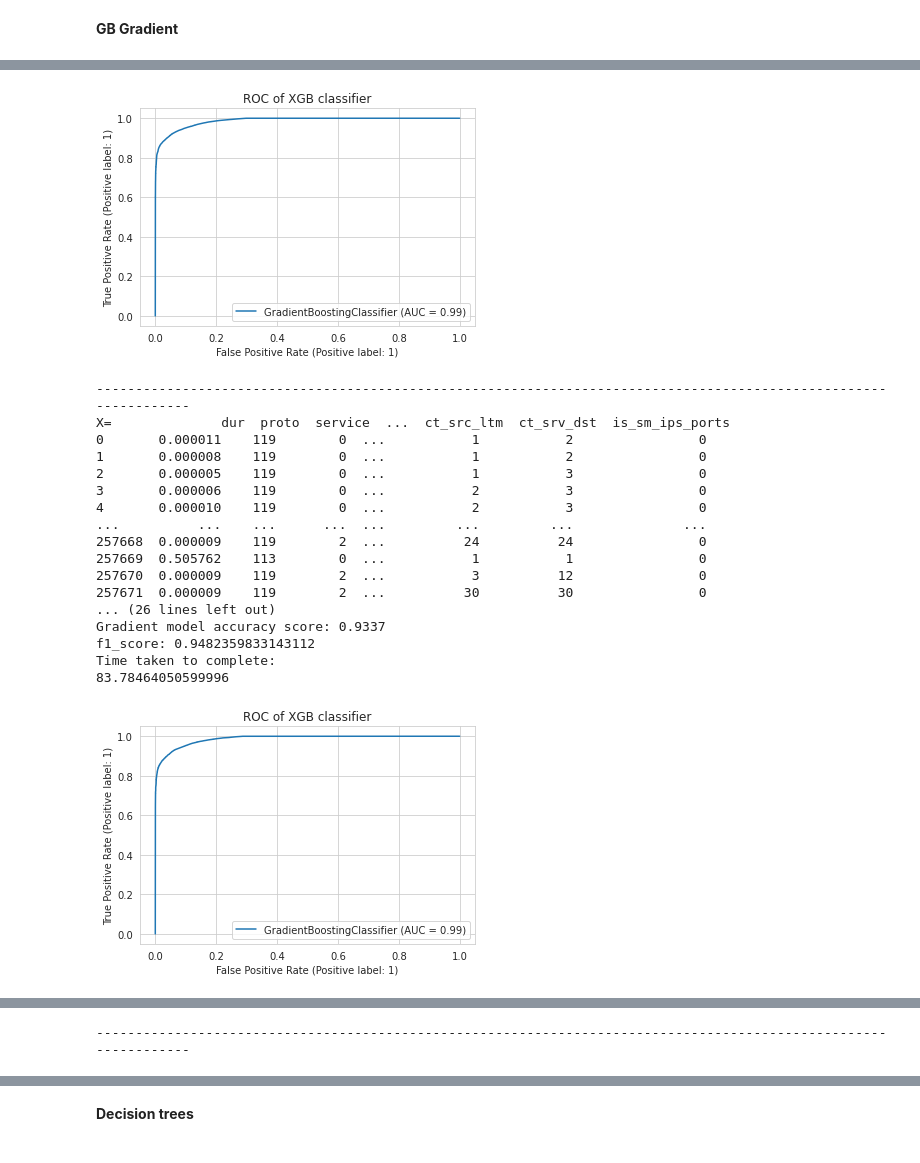
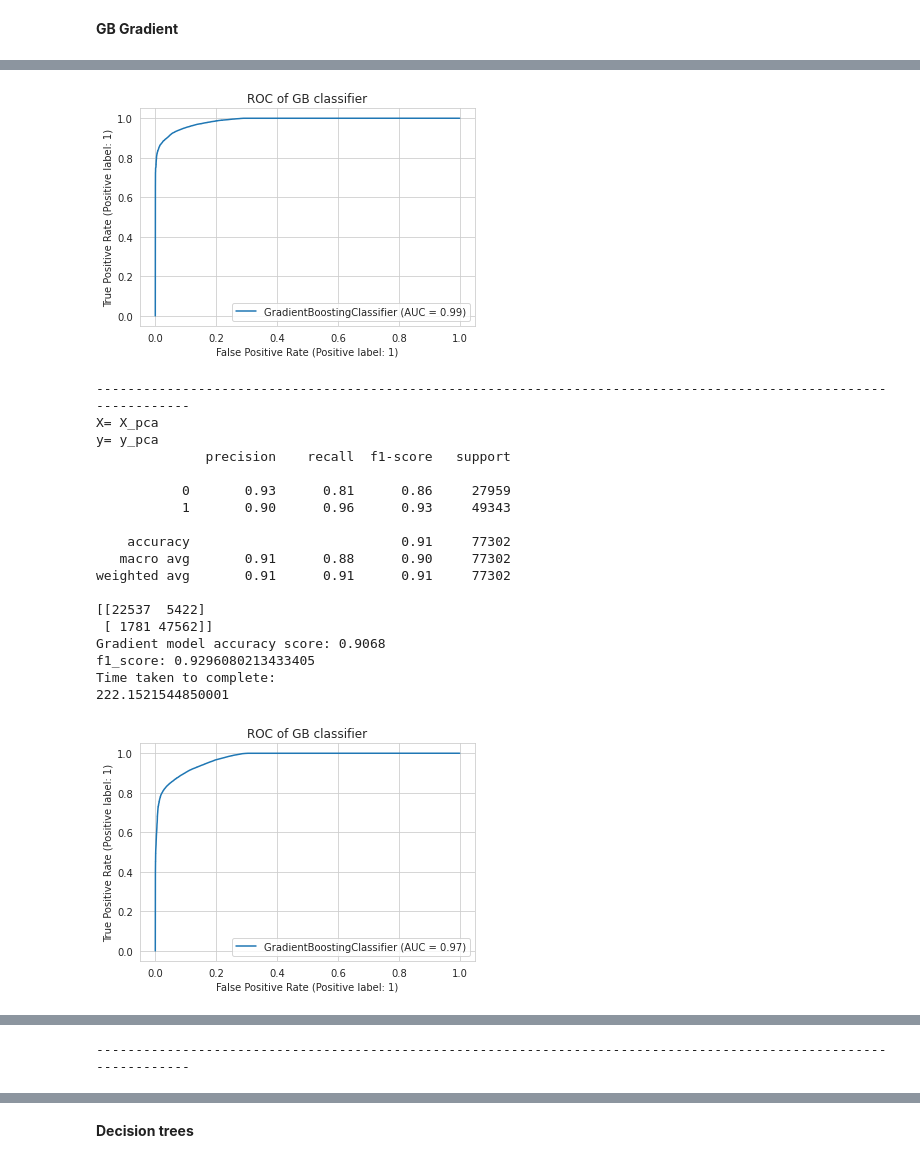
Before and after one commit to divyaKh/CMPE255Project, a Jupyter notebook: 4.ML_Models/Final_notebook.ipynb, the cells around one changed output, grey strips where cells are left out. Drawn from its saved outputs; the diff is of its cells as text; code cells hidden in the pictures.

```diff
--- a/4.ML_Models/Final_notebook.ipynb
+++ b/4.ML_Models/Final_notebook.ipynb
@@ -409,19 +415,3 @@ Index(['dur', 'proto', 'service', 'state', 'spkts', 'dpkts', 'sbytes',
       dtype='object')
 # %% [markdown]
 **Calling function and preparing the dataset**
-# %%
-X_mm=combine.drop(columns='label')
-y_mm=combine['label']
-#Add min max scaler and return the dataset in pandas dataframe :
-print("Apply MinMax scaler")
-X_mm = applyMinMax(X_mm)
-X = pd.DataFrame(X, columns =['dur', 'proto', 'service', 'state', 'spkts', 'dpkts', 'sbytes',
-       'dbytes', 'rate', 'sttl', 'dttl', 'sload', 'dload', 'sloss', 'dloss',
-       'sinpkt', 'dinpkt', 'sjit', 'djit', 'swin', 'stcpb', 'dtcpb', 'dwin',
-       'tcprtt', 'synack', 'ackdat', 'smean', 'dmean', 'trans_depth',
-       'response_body_len', 'ct_srv_src', 'ct_state_ttl', 'ct_dst_ltm',
-       'ct_src_dport_ltm', 'ct_dst_sport_ltm', 'ct_dst_src_ltm',
-       'is_ftp_login', 'ct_ftp_cmd', 'ct_flw_http_mthd', 'ct_src_ltm',
-       'ct_srv_dst', 'is_sm_ips_ports'])
-
-X_mm.shape
@@ -521,16 +549,15 @@ import time
 # %%
 acc_xgb=[]
 f1_xgb=[]
-dataset = ['X','X_pca','X_mm_corr','X_mm','X_ss','X_ss_corr']
-j=['y','y_pca','y_mm_corr','y_mm','y_ss','y_ss_corr']
+dataset1 = ['X','X_pca','X_mm_corr','X_mm','X_ss','X_ss_corr']
+j1=['y','y_pca','y_mm_corr','y_mm','y_ss','y_ss_corr']
+dataset = [X,X_pca,X_mm_corr,X_mm,X_ss,X_ss_corr]
+j=[y,y_pca,y_mm_corr,y_mm,y_ss,y_ss_corr]
 for i in range(0,len(dataset)):
   start = time.process_time()
   # your code here
-
-  print("X=",dataset[i])
-  print("y=",j[i])
-  dataset[i]=combine.drop(columns='label')
-  j[i]=combine['label']
+  print("X=",dataset1[i])
+  print("y=",j1[i])
   X_train, X_test, y_train, y_test = train_test_split(dataset[i], j[i], test_size=0.3)
   model = xgb.XGBClassifier()
   model.fit(X_train, y_train)
@@ -690,14 +728,14 @@ FOR XGBOOST
 # %%
 acc_gb=[]
 f1_gb=[]
-dataset = ['X','X_pca','X_mm_corr','X_mm','X_ss','X_ss_corr']
-j=['y','y_pca','y_mm_corr','y_mm','y_ss','y_ss_corr']
+dataset1 = ['X','X_pca','X_mm_corr','X_mm','X_ss','X_ss_corr']
+j1=['y','y_pca','y_mm_corr','y_mm','y_ss','y_ss_corr']
+dataset = [X,X_pca,X_mm_corr,X_mm,X_ss,X_ss_corr]
+j=[y,y_pca,y_mm_corr,y_mm,y_ss,y_ss_corr]
 for i in range(0,len(dataset)):
   start = time.process_time()
-  dataset[i]=combine.drop(columns='label')
-  j[i]=combine['label']
-  print("X=",dataset[i])
-  print("y=",j[i])
+  print("X=",dataset1[i])
+  print("y=",j1[i])
   X_train, X_test, y_train, y_test = train_test_split(dataset[i], j[i], test_size=0.3)
   model = GradientBoostingClassifier()
   model.fit(X_train, y_train)
@@ -712,7 +750,7 @@ for i in range(0,len(dataset)):
   print(time.process_time() - start)
   #plot ROC curve
   metrics.plot_roc_curve(model, X_test, y_test)
-  plt.title("ROC of XGB classifier")
+  plt.title("ROC of GB classifier")
   plt.show()
   print("-----------------------------------------------------------------------------------------------------------------")
 # %% [output]
@@ -736,20 +774,21 @@ Time taken to complete:
-[figure, old version]
+[figure, new version]
 -----------------------------------------------------------------------------------------------------------------
-X=              dur  proto  service  ...  ct_src_ltm  ct_srv_dst  is_sm_ips_ports
-0       0.000011    119        0  ...           1           2                0
-1       0.000008    119        0  ...           1           2                0
-2       0.000005    119        0  ...           1           3                0
-3       0.000006    119        0  ...           2           3                0
-4       0.000010    119        0  ...           2           3                0
-...          ...    ...      ...  ...         ...         ...              ...
-257668  0.000009    119        2  ...          24          24                0
-257669  0.505762    113        0  ...           1           1                0
-257670  0.000009    119        2  ...           3          12                0
-257671  0.000009    119        2  ...          30          30                0
-... (26 lines left out)
-Gradient model accuracy score: 0.9337
-f1_score: 0.9482359833143112
+X= X_pca
+y= y_pca
+              precision    recall  f1-score   support
+
+           0       0.93      0.81      0.86     27959
+           1       0.90      0.96      0.93     49343
+
+    accuracy                           0.91     77302
+   macro avg       0.91      0.88      0.90     77302
+weighted avg       0.91      0.91      0.91     77302
+
+[[22537  5422]
+ [ 1781 47562]]
+Gradient model accuracy score: 0.9068
+f1_score: 0.9296080213433405
 Time taken to complete:
-83.78464050599996
+222.1521544850001
-[figure, old version]
+[figure, new version]
 -----------------------------------------------------------------------------------------------------------------
```
Also changed, not shown: parts of 50 cells of this notebook.
